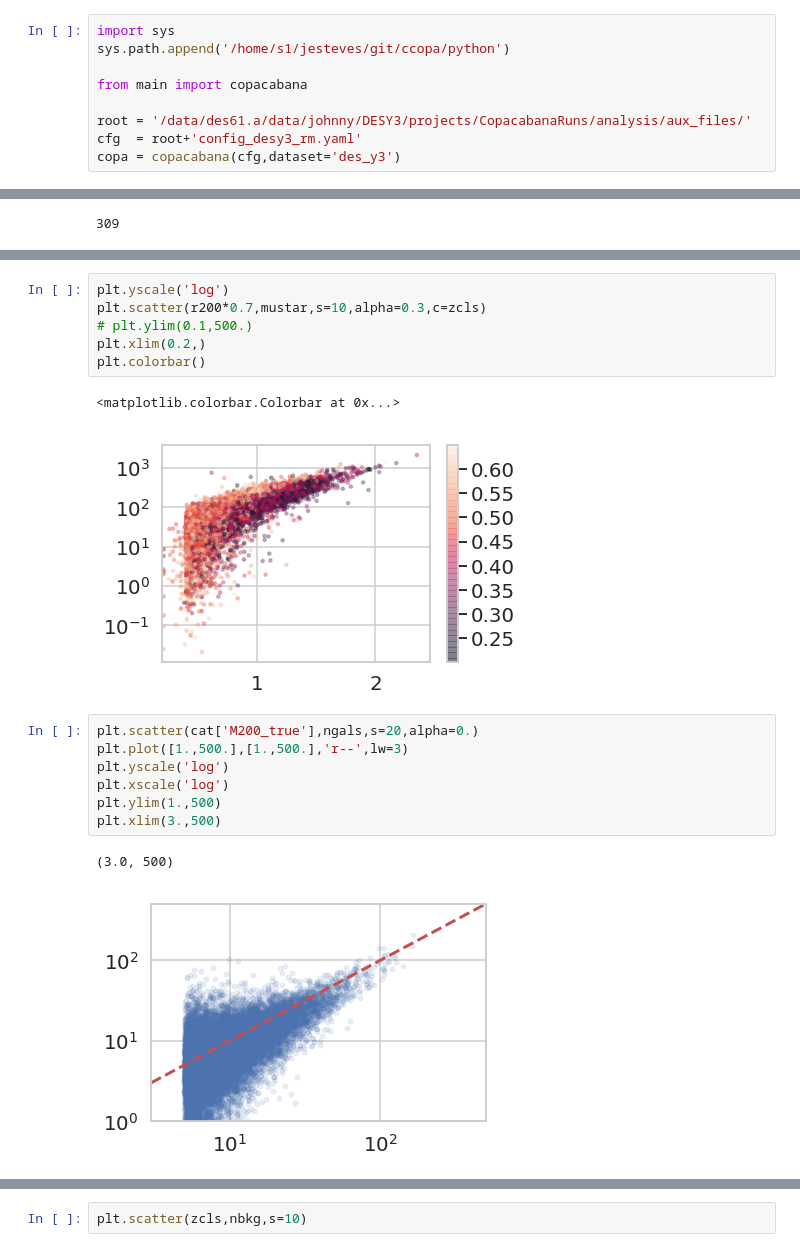
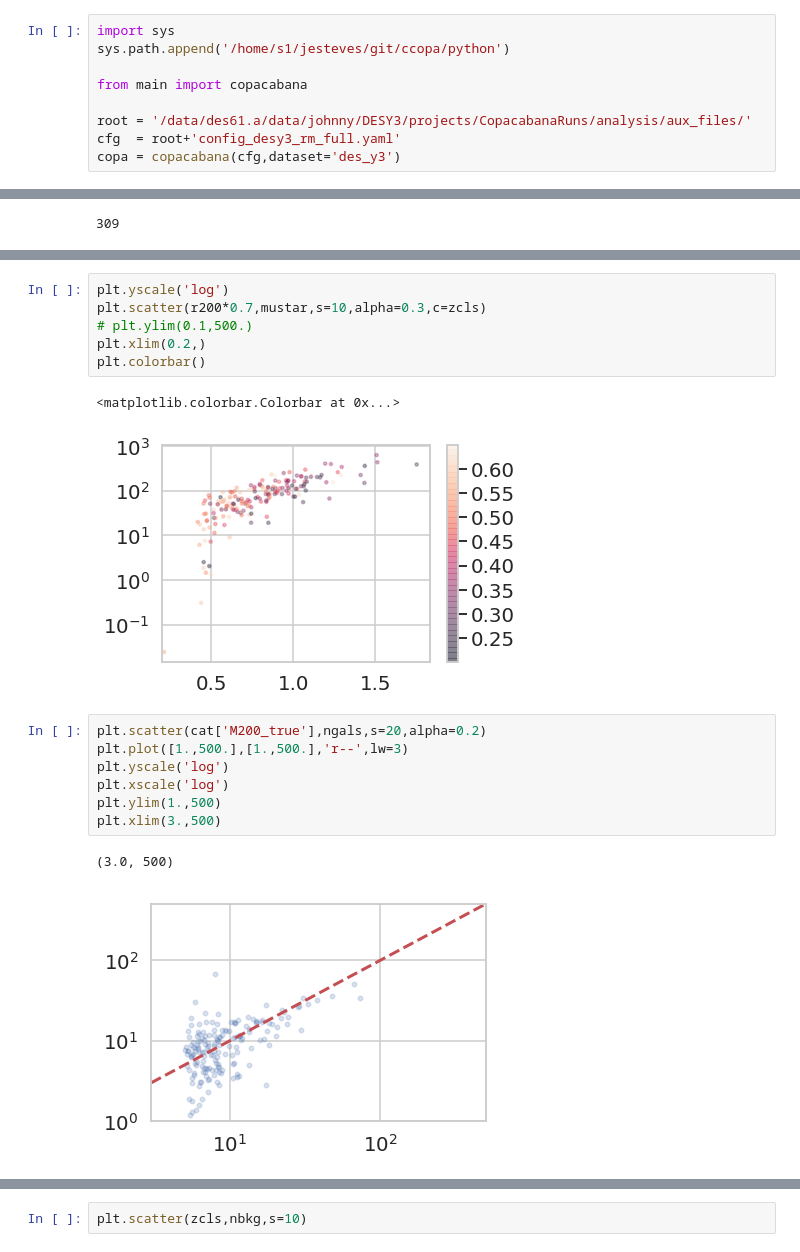
Before and after one commit to estevesjh/CopacabanaRuns, a Jupyter notebook: analysis/clusters/0.QuickCheckClusterResults.ipynb, the cells around one changed output, grey strips where cells are left out. Drawn from its saved outputs; the diff is of its cells as text.

```diff
--- a/analysis/clusters/0.QuickCheckClusterResults.ipynb
+++ b/analysis/clusters/0.QuickCheckClusterResults.ipynb
@@ -40,7 +40,7 @@ sys.path.append('/home/s1/jesteves/git/ccopa/python')
 from main import copacabana
 
 root = '/data/des61.a/data/johnny/DESY3/projects/CopacabanaRuns/analysis/aux_files/'
-cfg  = root+'config_desy3_rm.yaml'
+cfg  = root+'config_desy3_rm_full.yaml'
 copa = copacabana(cfg,dataset='des_y3')
 # %% [output]
 master file:
@@ -139,14 +128,14 @@ plt.xlim(0.2,)
 plt.colorbar()
 # %% [output]
 <matplotlib.colorbar.Colorbar at 0x...>
-[figure, old version]
+[figure, new version]
 # %%
-plt.scatter(cat['M200_true'],ngals,s=20,alpha=0.)
+plt.scatter(cat['M200_true'],ngals,s=20,alpha=0.2)
 plt.plot([1.,500.],[1.,500.],'r--',lw=3)
 plt.yscale('log')
 plt.xscale('log')
 plt.ylim(1.,500)
 plt.xlim(3.,500)
 # %% [output]
 (3.0, 500)
-[figure, old version]
+[figure, new version]
```
Also changed, not shown: parts of 9 cells of this notebook, 20 other files.
